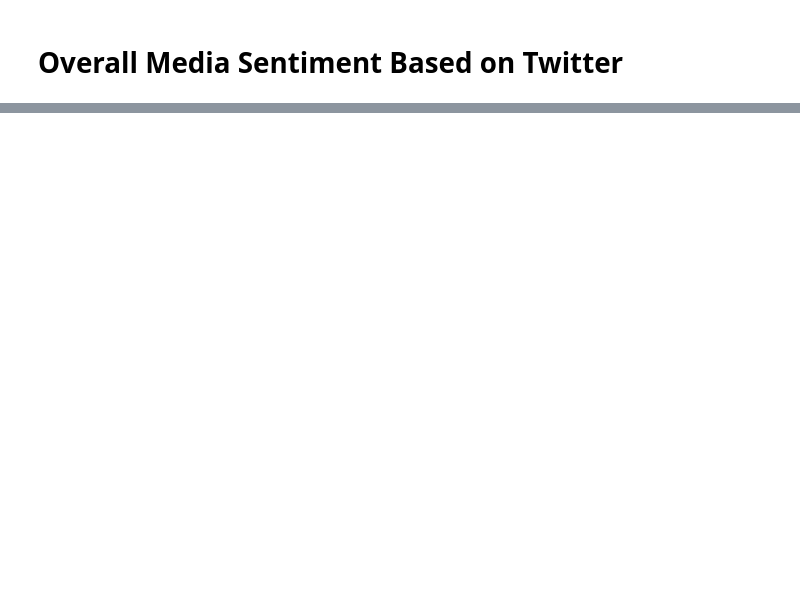
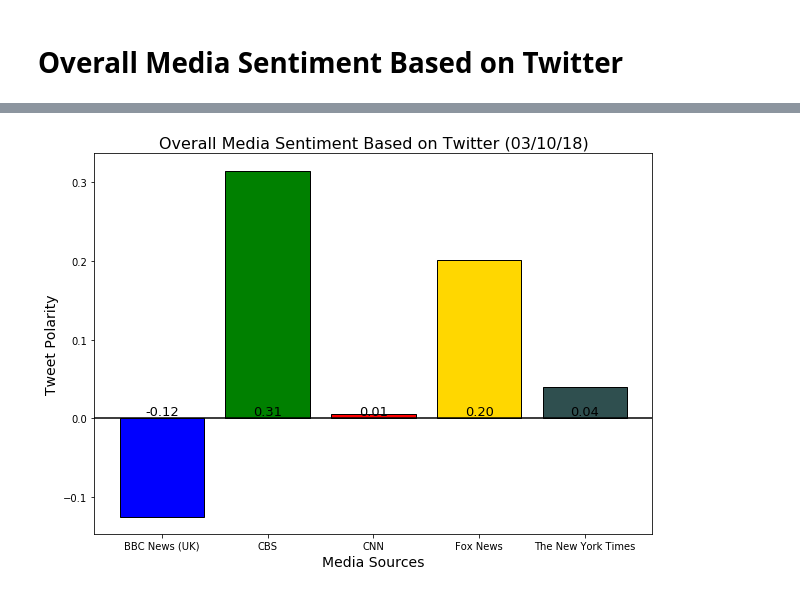
Before and after one commit to Jayleh/twitter-analytics, a Jupyter notebook: News Mood/News_Mood_v2.ipynb, the cells around one changed output, grey strips where cells are left out. Cells and saved outputs as stored; diff of their text form; code cells hidden in the pictures; blank space fills up the shorter version.

Commit message:
bar plot overall media sentiment, update readme

```diff
--- a/News Mood/News_Mood_v2.ipynb
+++ b/News Mood/News_Mood_v2.ipynb
@@ -192,0 +192,55 @@ plt.bar()
+# %%
+# Set axes
+x_axis = np.arange(len(media_sent['Media Source']))
+compound_sent = media_sent['Average Compound']
+
+# Set figure size
+plt.figure(figsize=(10, 7))
+
+# color=tum_vol_chg['Positive?'].map({True: 'r', False: 'g'})
+# Set bar colors
+colors = {"BBC News (UK)": "b", "CBS": "g", "CNN": "r",
+          "Fox News": "gold", "The New York Times": "darkslategray"}
+
+
+# Plot bars
+sent_bar = plt.bar(x_axis, compound_sent, color=media_sent['Media Source'].map(colors),
+                  edgecolor='black', alpha=1, align="edge")
+
+# Place tick locations and label
+tick_locations = [value+0.4 for value in x_axis]
+plt.xticks(tick_locations, ["BBC News (UK)", "CBS", "CNN", "Fox News", "The New York Times"])
+
+# Set the x and y limits
+#plt.xlim(-0.25, len(x_axis))
+#plt.ylim(-25, max(drucompound_sent))
+
+# Draw horizontal line
+plt.axhline(y=0, xmin=0, xmax=1, linestyle='-', color='black')
+
+# Get datetime
+today = dt.now().strftime('%m/%d/%y')
+
+# Labels
+plt.title(f'Overall Media Sentiment Based on Twitter ({today})', fontsize=16)
+plt.xlabel('Media Sources', fontsize=14)
+plt.ylabel('Tweet Polarity', fontsize=14)
+
+# Insert grid lines and set behind plot elements
+# ax = plt.gca()
+# ax.grid(linestyle='--')
+# ax.grid(color='black', alpha=0.7)
+# ax.set_axisbelow(True)
+
+# Annotate bars
+perc_tum_vol_chg = [f'{chg:.2f}' for chg in compound_sent]
+for i, rect in enumerate(sent_bar):
+    height = 0
+    plt.text(rect.get_x() + rect.get_width()/2.0, height, perc_tum_vol_chg[i],
+             color='black', fontsize='13', ha='center', va='bottom')
+
+# Save and show
+plt.savefig('images/sent_media_overall.png')
+plt.show()
+# %% [output]
+[figure, added]
```
Also changed, not shown: parts of 5 cells of this notebook, 4 other files.
